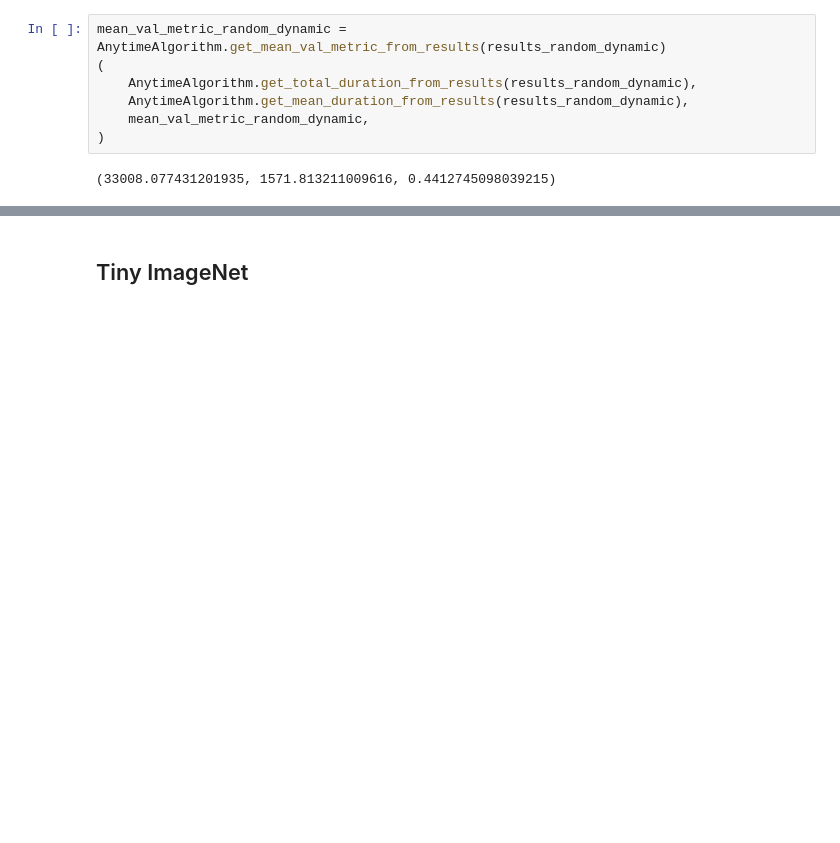
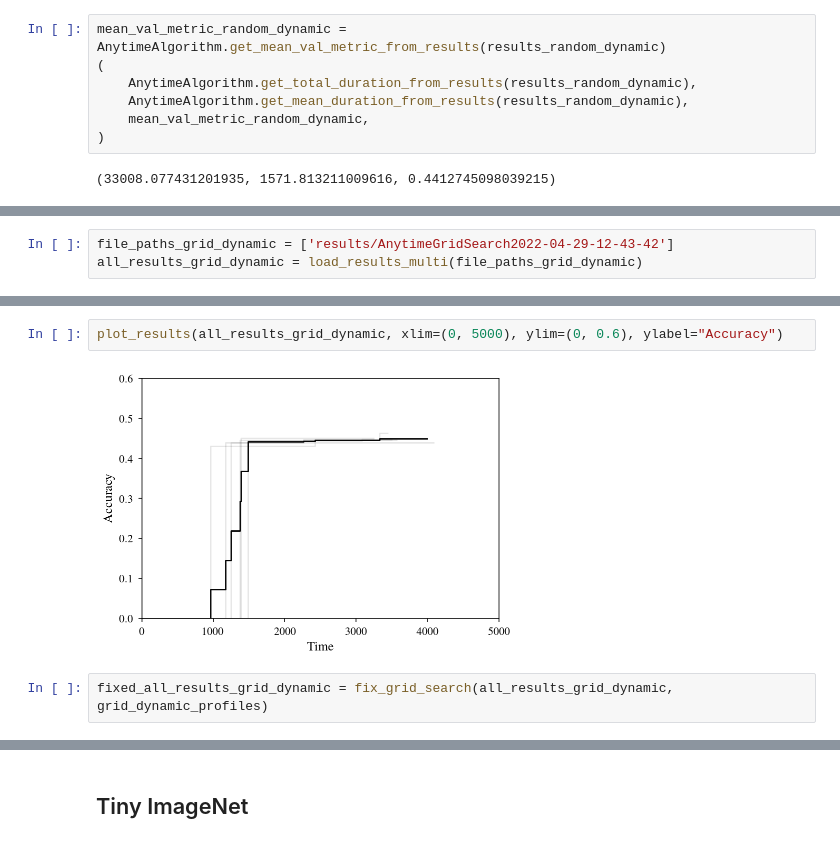
Before and after one commit to vcahlik/dynamic-auto-sizing, a Jupyter notebook: notebooks/anytime/performance_analysis_large_datasets.ipynb, the cells around one changed output, grey strips where cells are left out. Drawn from its saved outputs; the diff is of its cells as text; blank space fills up the shorter version.

```diff
--- a/notebooks/anytime/performance_analysis_large_datasets.ipynb
+++ b/notebooks/anytime/performance_analysis_large_datasets.ipynb
@@ -2788,0 +2794,3 @@ plt.plot((0, 10000), (mean_val_metric_random_dynamic, mean_val_metric_random_dyn
+# %%
+file_paths_grid_dynamic = ['results/AnytimeGridSearch2022-04-29-12-43-42']
+all_results_grid_dynamic = load_results_multi(file_paths_grid_dynamic)
@@ -2788,0 +2805,6 @@ plt.plot((0, 10000), (mean_val_metric_random_dynamic, mean_val_metric_random_dyn
+# %%
+plot_results(all_results_grid_dynamic, xlim=(0, 5000), ylim=(0, 0.6), ylabel="Accuracy")
+# %% [output]
+[figure, added]
+# %%
+fixed_all_results_grid_dynamic = fix_grid_search(all_results_grid_dynamic, grid_dynamic_profiles)
```
Also changed, not shown: parts of 40 cells of this notebook.
